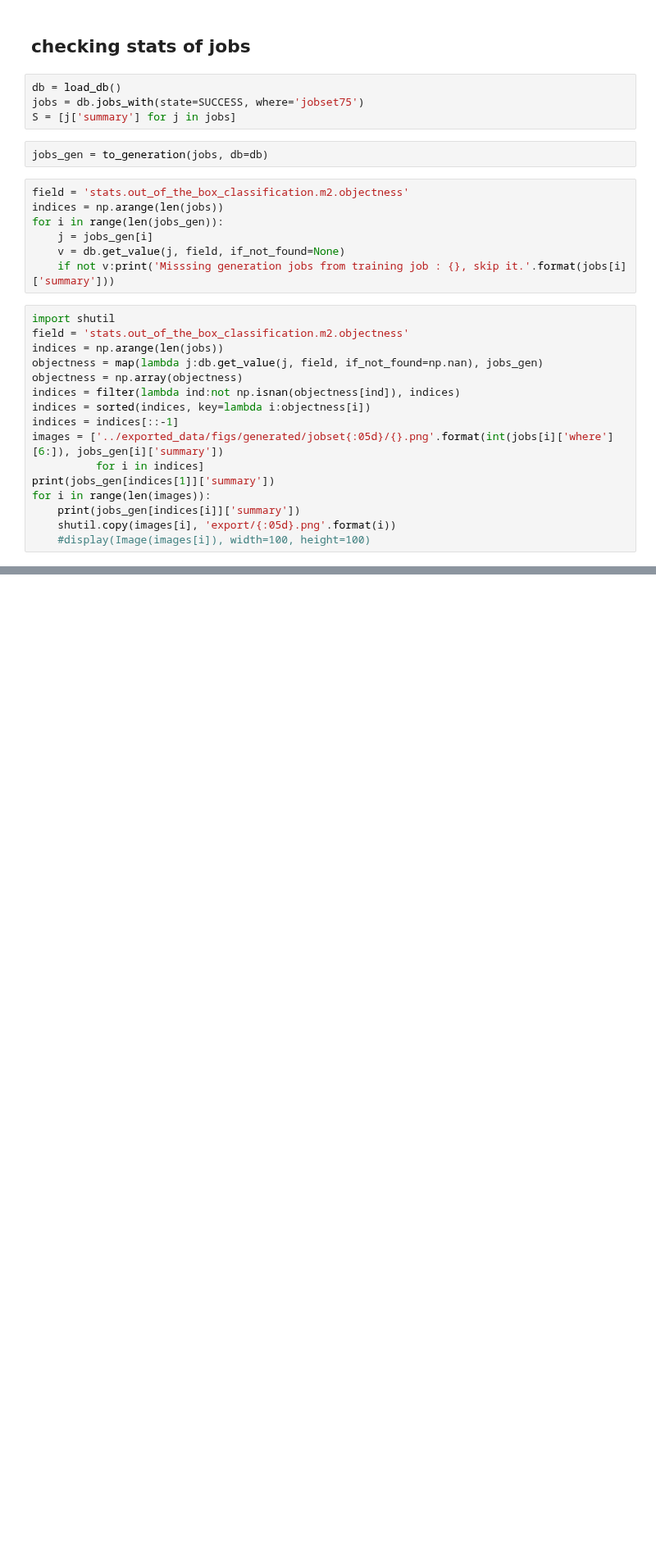
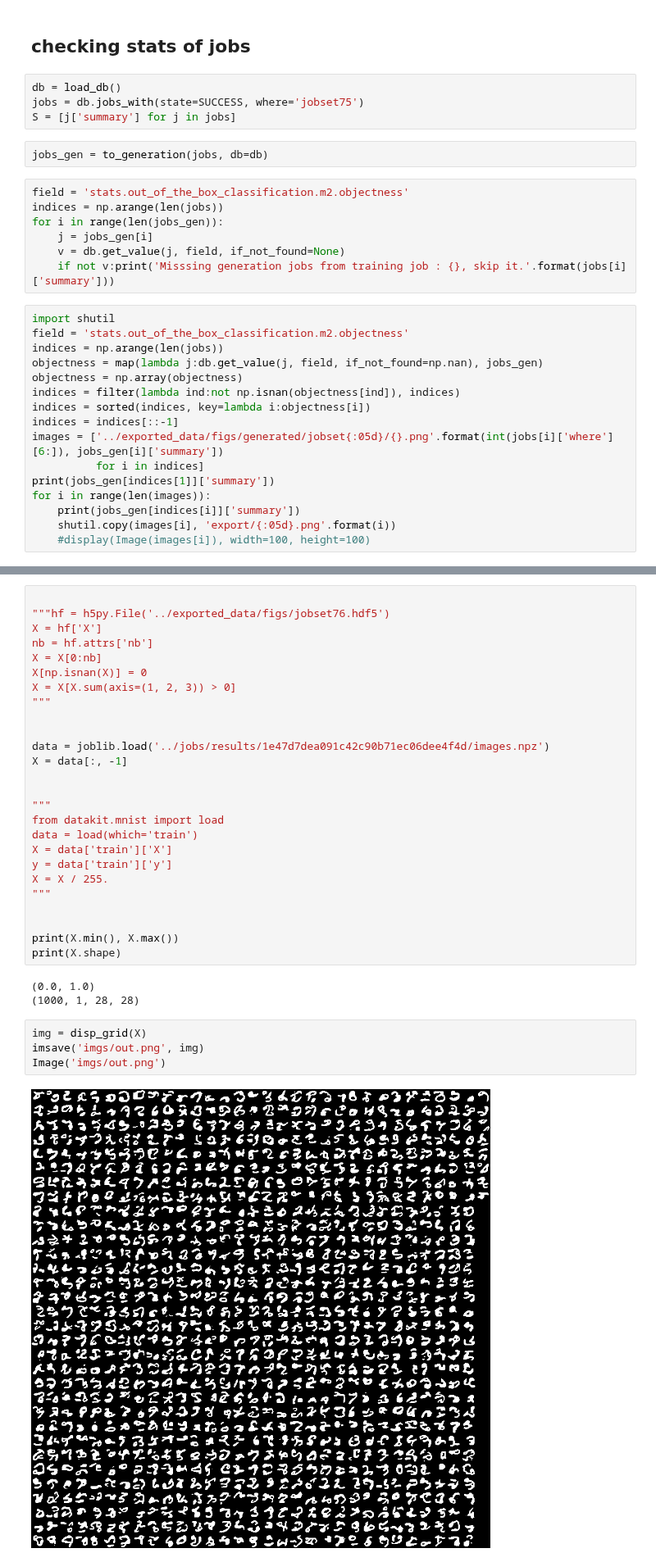
Before and after one commit to mehdidc/feature_generation, a Jupyter notebook: ipynb/out_of_the_box.ipynb, the cells around one changed output, grey strips where cells are left out. Shown at 82% size. Drawn from its saved outputs; the diff is of its cells as text; blank space fills up the shorter version.

```diff
--- a/ipynb/out_of_the_box.ipynb
+++ b/ipynb/out_of_the_box.ipynb
@@ -102,0 +143,35 @@ for i in range(len(images)):
+# %%
+
+"""hf = h5py.File('../exported_data/figs/jobset76.hdf5')
+X = hf['X']
+nb = hf.attrs['nb']
+X = X[0:nb]
+X[np.isnan(X)] = 0
+X = X[X.sum(axis=(1, 2, 3)) > 0]
+"""
+
+
+data = joblib.load('../jobs/results/1e47d7dea091c42c90b71ec06dee4f4d/images.npz')
+X = data[:, -1]
+
+
+"""
+from datakit.mnist import load
+data = load(which='train')
+X = data['train']['X']
+y = data['train']['y']
+X = X / 255.
+"""
+
+
+print(X.min(), X.max())
+print(X.shape)
+# %% [output]
+(0.0, 1.0)
+(1000, 1, 28, 28)
+# %%
+img = disp_grid(X)
+imsave('imgs/out.png', img)
+Image('imgs/out.png')
+# %% [output]
+[figure, added]
```
Also changed, not shown: parts of 12 cells of this notebook, 2 other files.
